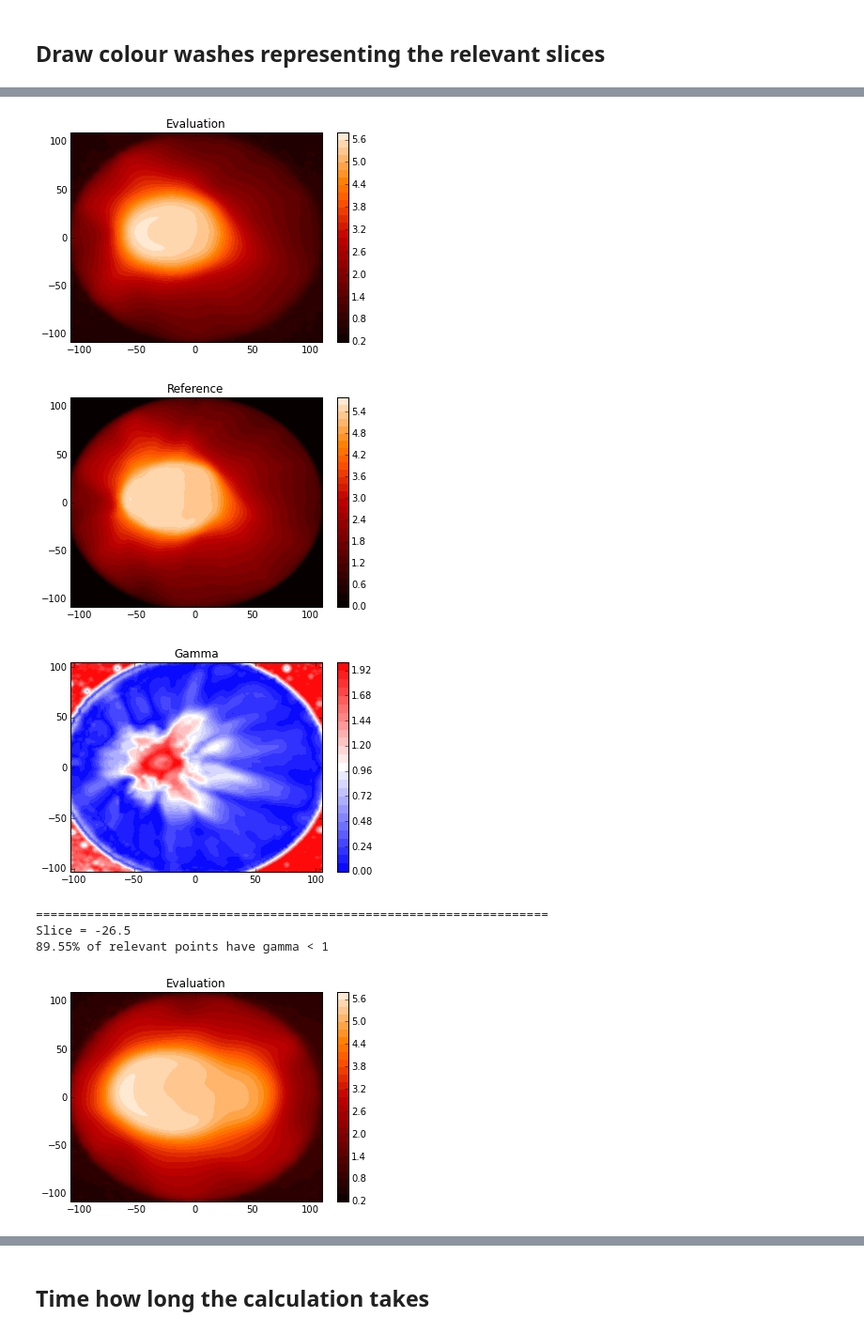
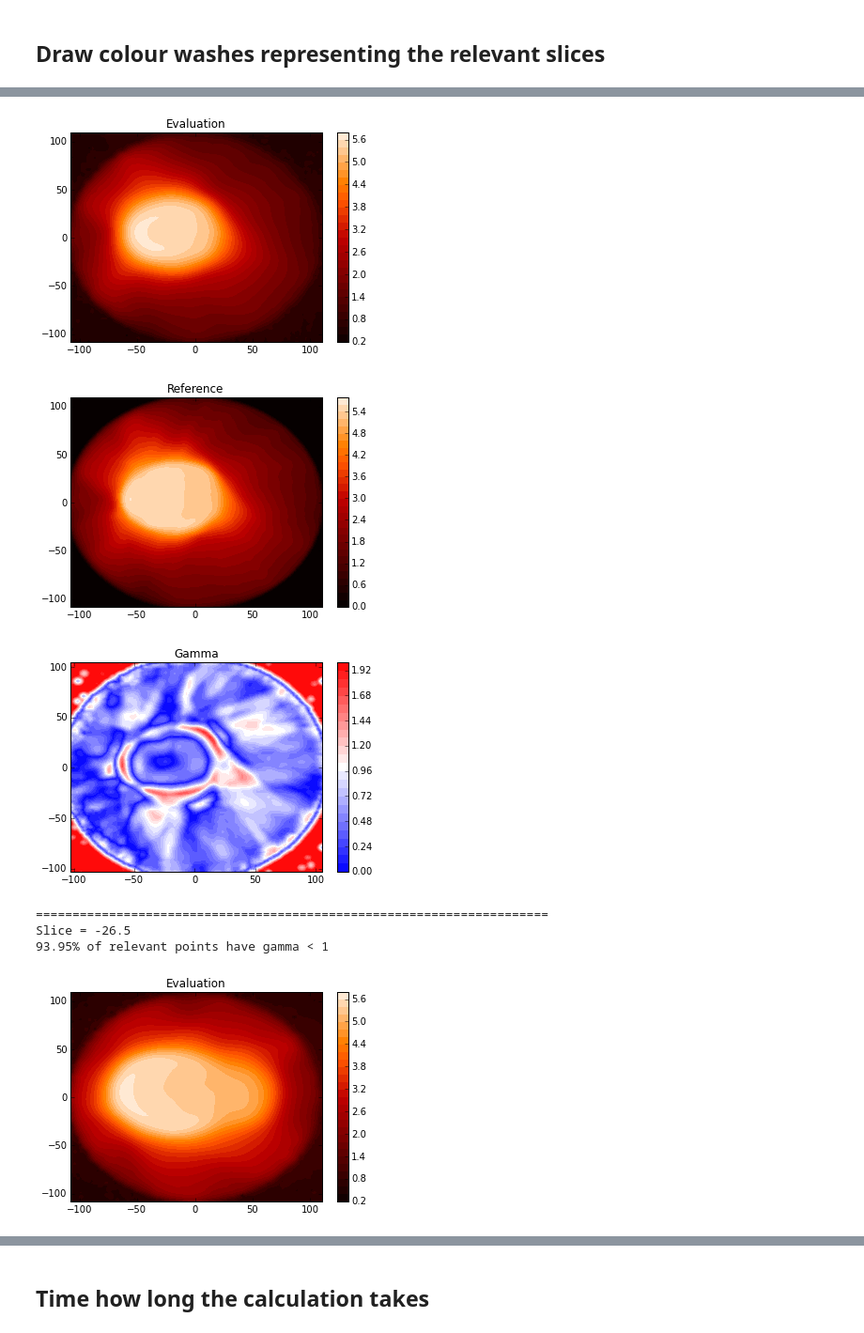
Before and after one commit to SimonBiggs/npgamma, a Jupyter notebook: example_3d.ipynb, the cells around one changed output, grey strips where cells are left out. Shown: that part at 94% size. Cells and saved outputs as stored; diff of their text form; code cells hidden in the pictures.

Commit message:
fix gamma view in example 3d

```diff
--- a/example_3d.ipynb
+++ b/example_3d.ipynb
@@ -159,7 +159,8 @@ plt.hist(relevant_gamma, 60);
 draw_gamma = gamma.copy()
 draw_gamma[draw_gamma > 2] = 2
 
-for i, z_i in enumerate(z_new[::20]):
+for z_i in z_new[::20]:
+    i = np.where(z_i == z_new)[0][0]
     j = np.where(z_i == z)[0][0]
     print("======================================================================")
     print("Slice = {0}".format(z_i))
@@ -213,8 +214,8 @@ Slice = -46.5
 [figure]
 [figure]
-[figure, old version]
+[figure, new version]
 ======================================================================
 Slice = -26.5
-89.55% of relevant points have gamma < 1
+93.95% of relevant points have gamma < 1
 [figure]
 [figure]
```
Also changed, not shown: parts of 1 cell of this notebook.
